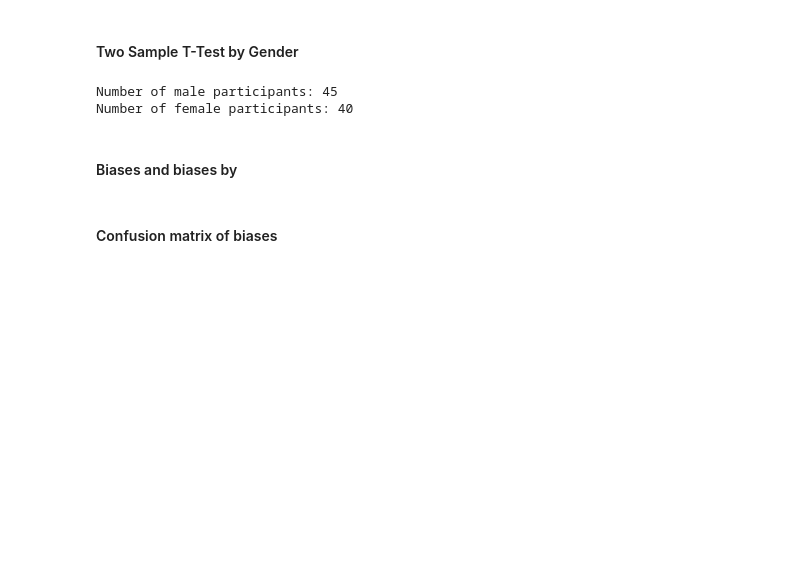
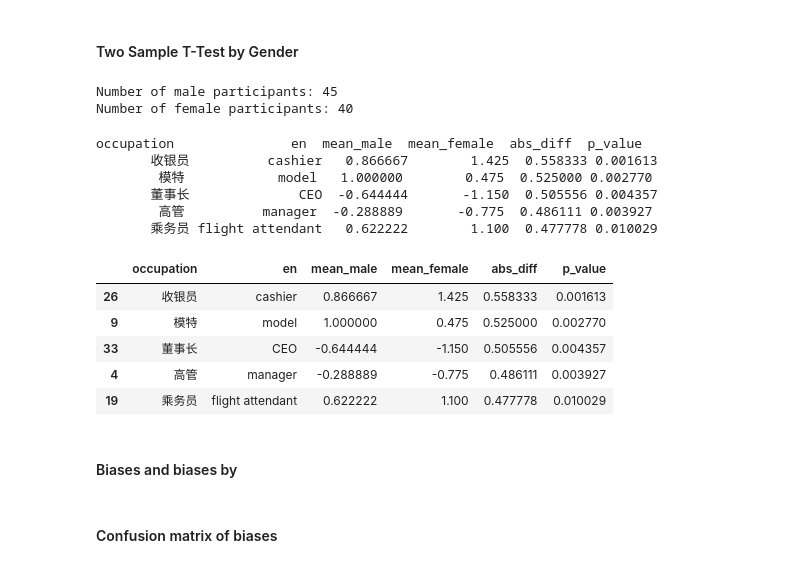
Before and after one commit to partigabor/occupational-gender-bias, a Jupyter notebook: main.ipynb, the cells around one changed output. Cells and saved outputs as stored; diff of their text form; code cells hidden in the pictures; blank space fills up the shorter version.

```diff
--- a/main.ipynb
+++ b/main.ipynb
@@ -1597,6 +1597,28 @@ fig.write_image('occupations_zh_gender.png', scale=3, width=1000, height=400)
 # %% [output]
 Number of male participants: 45
 Number of female participants: 40
+# %%
+# Top 5 Chinese occupations with the largest significant gender differences
+df_top5_zh = (
+    df_ttest_sorted[df_ttest_sorted['significant']].copy()
+)
+df_top5_zh['abs_diff'] = (df_top5_zh['mean_male'] - df_top5_zh['mean_female']).abs()
+df_top5_zh = df_top5_zh.sort_values('abs_diff', ascending=False).head(5)
+print(df_top5_zh[['occupation', 'en', 'mean_male', 'mean_female', 'abs_diff', 'p_value']].to_string(index=False))
+df_top5_zh[['occupation', 'en', 'mean_male', 'mean_female', 'abs_diff', 'p_value']]
+# %% [output]
+occupation               en  mean_male  mean_female  abs_diff  p_value
+       收银员          cashier   0.866667        1.425  0.558333 0.001613
+        模特            model   1.000000        0.475  0.525000 0.002770
+       董事长              CEO  -0.644444       -1.150  0.505556 0.004357
+        高管          manager  -0.288889       -0.775  0.486111 0.003927
+       乘务员 flight attendant   0.622222        1.100  0.477778 0.010029
+|  | occupation | en | mean_male | mean_female | abs_diff | p_value |
+| 26 | 收银员 | cashier | 0.866667 | 1.425 | 0.558333 | 0.001613 |
+| 9 | 模特 | model | 1.000000 | 0.475 | 0.525000 | 0.002770 |
+| 33 | 董事长 | CEO | -0.644444 | -1.150 | 0.505556 | 0.004357 |
+| 4 | 高管 | manager | -0.288889 | -0.775 | 0.486111 | 0.003927 |
+| 19 | 乘务员 | flight attendant | 0.622222 | 1.100 | 0.477778 | 0.010029 |
 # %% [markdown]
 #### Biases and biases by
 # %%
```
Also changed, not shown: parts of 7 cells of this notebook, 19 other files.
